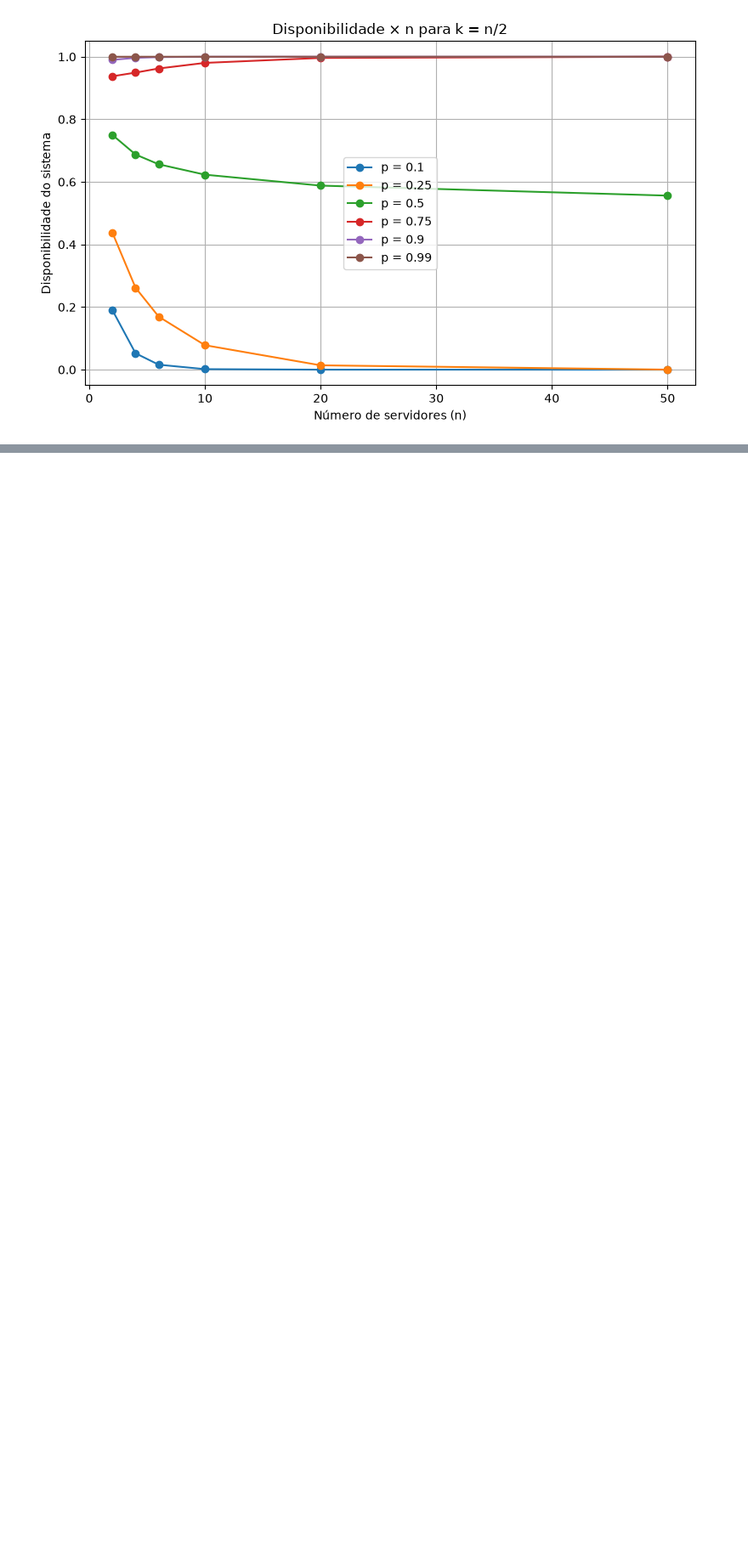
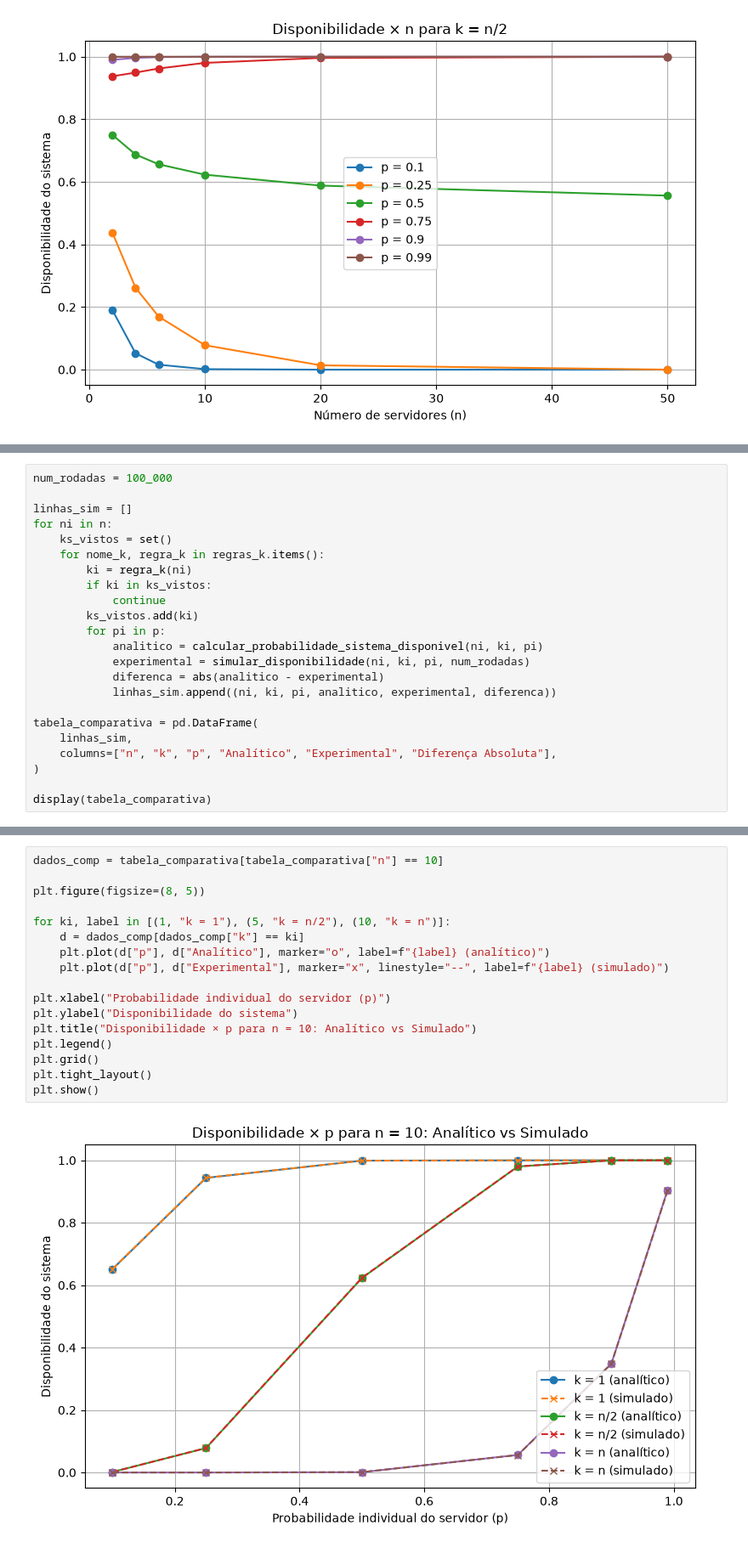
Before and after one commit to raquelx99/TrabalhoCompDistribuida, a Jupyter notebook: trabalho-nabor-notebook.ipynb, the cells around one changed output, grey strips where cells are left out. Shown at 85% size. Drawn from its saved outputs; the diff is of its cells as text; blank space fills up the shorter version.

```diff
--- a/trabalho-nabor-notebook.ipynb
+++ b/trabalho-nabor-notebook.ipynb
@@ -172,0 +182,23 @@ plt.show()
+# %%
+num_rodadas = 100_000
+
+linhas_sim = []
+for ni in n:
+    ks_vistos = set()
+    for nome_k, regra_k in regras_k.items():
+        ki = regra_k(ni)
+        if ki in ks_vistos:
+            continue
+        ks_vistos.add(ki)
+        for pi in p:
+            analitico = calcular_probabilidade_sistema_disponivel(ni, ki, pi)
+            experimental = simular_disponibilidade(ni, ki, pi, num_rodadas)
+            diferenca = abs(analitico - experimental)
+            linhas_sim.append((ni, ki, pi, analitico, experimental, diferenca))
+
+tabela_comparativa = pd.DataFrame(
+    linhas_sim,
+    columns=["n", "k", "p", "Analítico", "Experimental", "Diferença Absoluta"],
+)
+
+display(tabela_comparativa)
@@ -172,0 +219,19 @@ plt.show()
+# %%
+dados_comp = tabela_comparativa[tabela_comparativa["n"] == 10]
+
+plt.figure(figsize=(8, 5))
+
+for ki, label in [(1, "k = 1"), (5, "k = n/2"), (10, "k = n")]:
+    d = dados_comp[dados_comp["k"] == ki]
+    plt.plot(d["p"], d["Analítico"], marker="o", label=f"{label} (analítico)")
+    plt.plot(d["p"], d["Experimental"], marker="x", linestyle="--", label=f"{label} (simulado)")
+
+plt.xlabel("Probabilidade individual do servidor (p)")
+plt.ylabel("Disponibilidade do sistema")
+plt.title("Disponibilidade × p para n = 10: Analítico vs Simulado")
+plt.legend()
+plt.grid()
+plt.tight_layout()
+plt.show()
+# %% [output]
+[figure, added]
```
Also changed, not shown: parts of 6 cells of this notebook.
